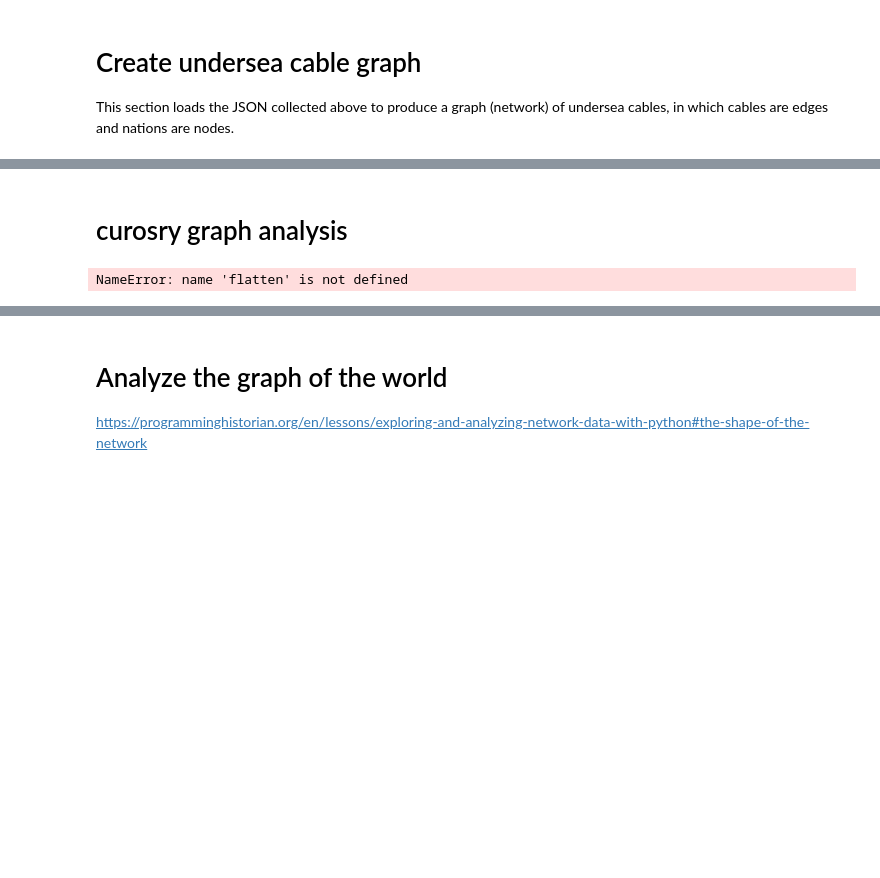
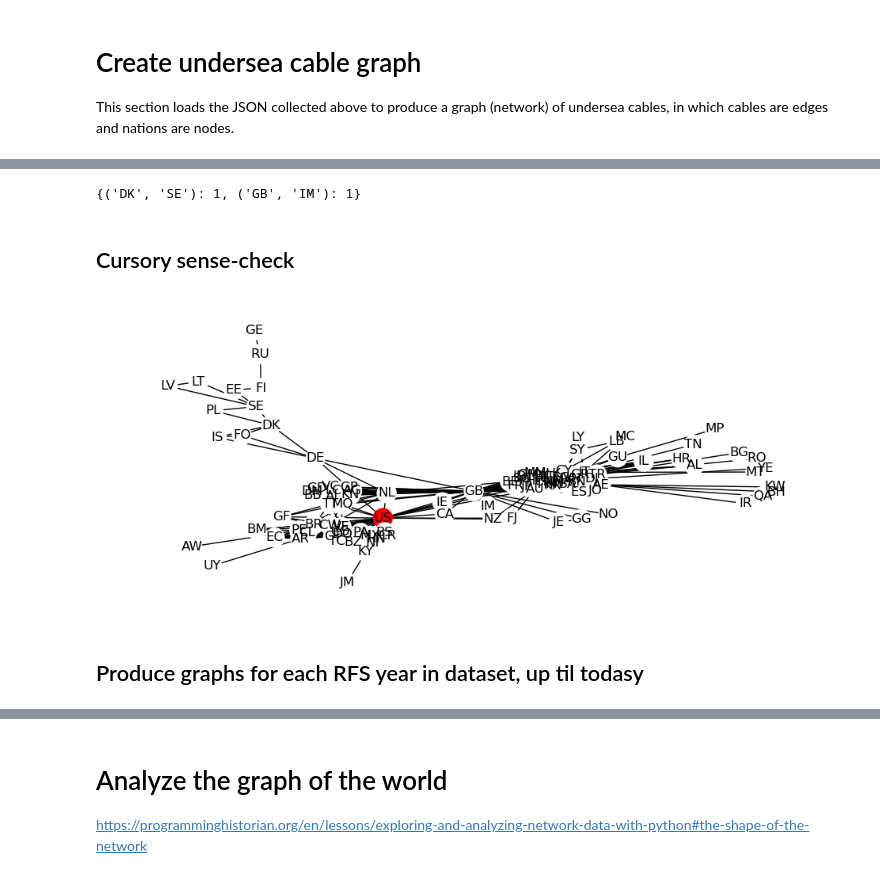
Before and after one commit to elsehow/internet-fragmentation-index, a Jupyter notebook: layers/physical/undersea-cables/data/cables-to-network.ipynb, the cells around one changed output, grey strips where cells are left out. Cells and saved outputs as stored; diff of their text form; code cells hidden in the pictures; blank space fills up the shorter version.

```diff
--- a/layers/physical/undersea-cables/data/cables-to-network.ipynb
+++ b/layers/physical/undersea-cables/data/cables-to-network.ipynb
@@ -136,16 +145,20 @@ def add_to_edges_dict (a, b, edges_dict):
     else:
         edges_dict[dict_key] = 1
 
-def assemble_edges (ignore_future_cables=True):
+def assemble_edges (max_rfs_year):
+    '''
+    Assemble edges for all cables where RFS year <= max_rfs_year.
+    '''
     edges = {}
     for cable in cables:
-        if ignore_future_cables and cable['is_planned']:
-            continue
-        connections = [cc2_of(lp) for lp in cable['landing_points']]
-        pairs = combinations(set(connections), 2)
-        for pair in pairs:
-            a, b = pair
-            add_to_edges_dict(a, b, edges)
+        if cable['rfs_year'] and cable['rfs_year'] <= max_rfs_year:
+            connections = [cc2_of(lp) for lp in cable['landing_points']]
+            pairs = combinations(set(connections), 2)
+            for pair in pairs:
+                a, b = pair
+                add_to_edges_dict(a, b, edges)
     return edges
 
-edges_today = assemble_edges()
+assemble_edges(1990)
+# %% [output]
+{('DK', 'SE'): 1, ('GB', 'IM'): 1}
@@ -162,18 +167,30 @@ write_pickle('undersea_future_edges.pickle', assemble_edges())
 # %% [markdown]
-# curosry graph analysis
+## Cursory sense-check
 # %%
-def construct_graph (**kwargs):
+def construct_graph (max_rfs_year):
     G = nx.Graph()
-    edges = assemble_edges(**kwargs)
+    edges = assemble_edges(max_rfs_year)
     nodes = set(flatten(edges.keys()))
     for node in nodes:
         G.add_node(node)
     for edge, weight in edges.items():
         a, b = edge
         G.add_edge(a, b, weight=weight)
 
     return G
 
-G = construct_graph()
+def plot_net (graph):
+    color_map = []
+    for node in graph:
+        if node == 'US':
+            color_map.append('red')
+        else:
+            color_map.append('white')
+
+    fig, ax = plt.subplots(1, 1, figsize=(12, 5));
+    nx.draw(graph, node_color=color_map, with_labels=True)
+    plt.show()
+
+plot_net(construct_graph(2001))
 # %% [output]
-NameError: name 'flatten' is not defined
+[figure, added]
@@ -186,0 +197,2 @@ nx.write_gpickle(undersea_future_G, 'undersea_future.networkx')
+# %% [markdown]
+## Produce graphs for each RFS year in dataset, up til todasy
```
Also changed, not shown: parts of 7 cells of this notebook, 35 other files.
